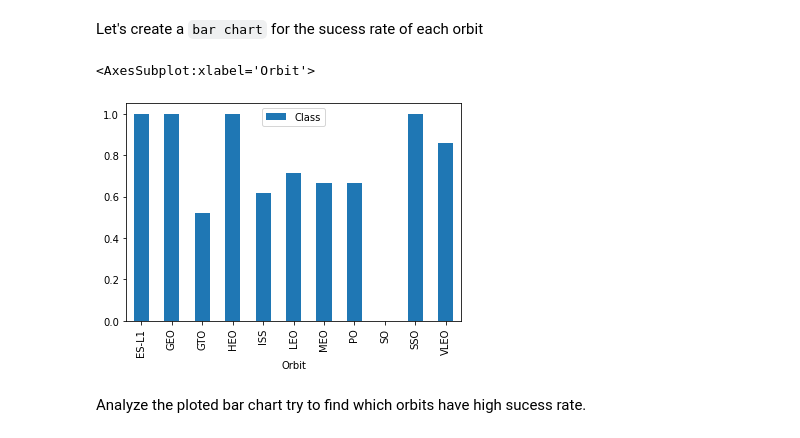
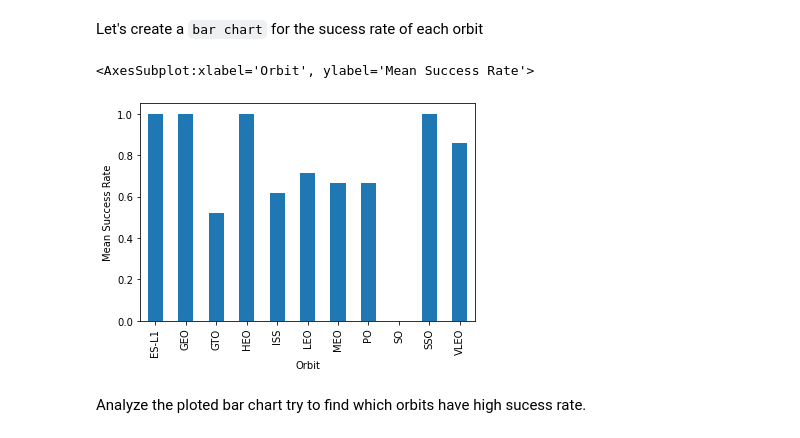
Before and after one commit to evhorne/coursera_data_science_capstone, a Jupyter notebook: Final_Assignment_EDA_Viz.ipynb, the cells around one changed output. Saved outputs shown, nothing was run; the diff lists cells and outputs as text; code cells hidden in the pictures.

```diff
--- a/Final_Assignment_EDA_Viz.ipynb
+++ b/Final_Assignment_EDA_Viz.ipynb
@@ -116,10 +116,10 @@ Next, we want to visually check if there are any relationship between success ra
 Let's create a `bar chart` for the sucess rate of each orbit
 # %%
 # HINT use groupby method on Orbit column and get the mean of Class column
-df[["Orbit","Class"]].groupby(by="Orbit").mean().plot.bar()
+df[["Orbit","Class"]].groupby(by="Orbit").mean().plot.bar(ylabel = "Mean Success Rate",xlabel = "Orbit",legend=False)
 # %% [output]
-<AxesSubplot:xlabel='Orbit'>
+<AxesSubplot:xlabel='Orbit', ylabel='Mean Success Rate'>
-[figure, old version]
+[figure, new version]
 # %% [markdown]
 Analyze the ploted bar chart try to find which orbits have high sucess rate.
 # %% [markdown]
```
Also changed, not shown: parts of 6 cells of this notebook.
